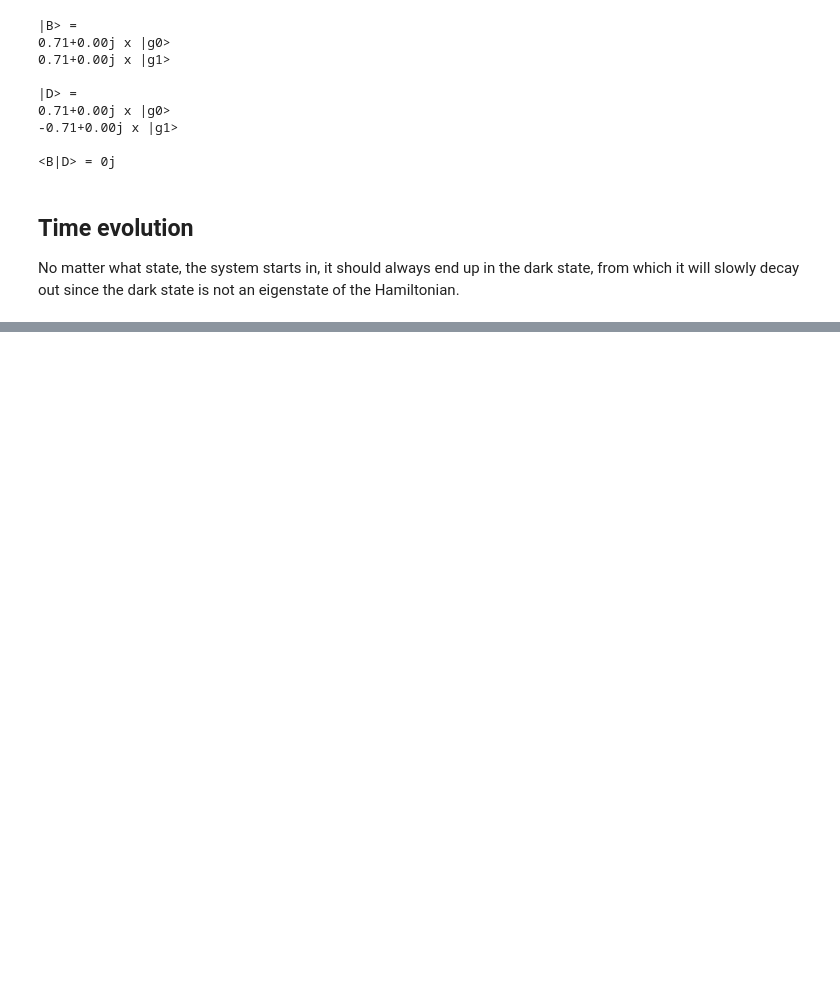
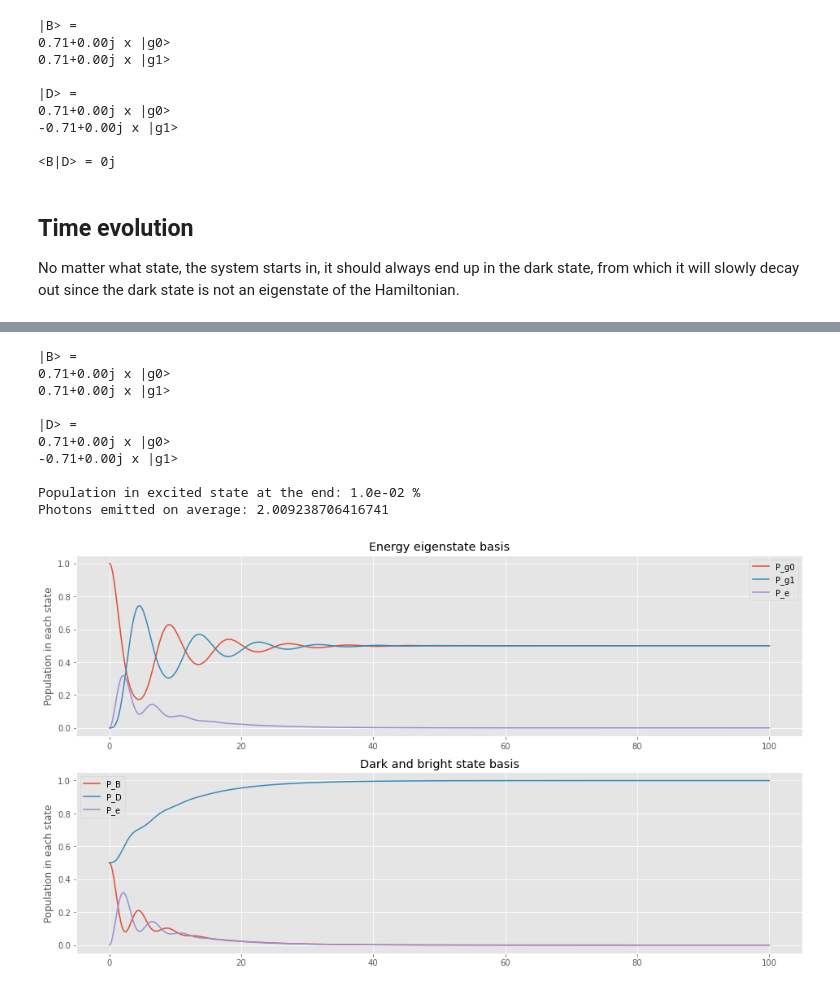
Before and after one commit to otimgren/toy-systems, a Jupyter notebook: examples/Coherent dark states in a 3-level system.ipynb, the cells around one changed output, grey strips where cells are left out. Saved outputs shown, nothing was run; the diff lists cells and outputs as text; code cells hidden in the pictures; blank space fills up the shorter version.

Commit message:
Added coherent dark states example

```diff
--- a/examples/Coherent dark states in a 3-level system.ipynb
+++ b/examples/Coherent dark states in a 3-level system.ipynb
@@ -98,3 +102,8 @@ print(f"\n<B|D> = {dark_states[0]@bright_state}")
 # %% [markdown]
 ## Time evolution
 No matter what state, the system starts in, it should always end up in the dark state, from which it will slowly decay out since the dark state is not an eigenstate of the Hamiltonian.
+# %%
+# Get a pointer to the time-evolution arguments
+args = Hqobj.args
+print("Keys for setting arguments:")
+print(f"args = {args}")
@@ -110,0 +163,35 @@ P_D = qutip.Qobj(dark_states[0].density_matrix(basis), type = "oper")
+# %%
+fig, ax = plt.subplots(2, 1, figsize = (16,9))
+ax[0].plot(times, result.expect[0], label = "P_g0")
+ax[0].plot(times, result.expect[1], label = "P_g1")
+ax[0].plot(times, result.expect[2], label = "P_e")
+ax[0].legend()
+ax[0].set_ylabel("Population in each state")
+ax[0].set_title("Energy eigenstate basis")
+
+ax[1].plot(times, result.expect[3], label = "P_B")
+ax[1].plot(times, result.expect[4], label = "P_D")
+ax[1].plot(times, result.expect[2], label = "P_e")
+ax[1].legend()
+ax[1].set_ylabel("Population in each state")
+ax[1].set_title("Dark and bright state basis")
+
+
+print(f"|B> =\n{bright_state}")
+
+print(f"\n|D> =\n{dark_states[0]}")
+
+print(f"\nPopulation in excited state at the end: {result.expect[2][-1]*100:.1e} %")
+print(f"Photons emitted on average: {scipy.integrate.trapezoid(result.expect[2], x = times)}")
+# %% [output]
+|B> =
+0.71+0.00j x |g0>
+0.71+0.00j x |g1>
+
+|D> =
+0.71+0.00j x |g0>
+-0.71+0.00j x |g1>
+
+Population in excited state at the end: 1.0e-02 %
+Photons emitted on average: 2.009238706416741
+[figure, added]
```
Also changed, not shown: parts of 5 cells of this notebook, 1 other file.
